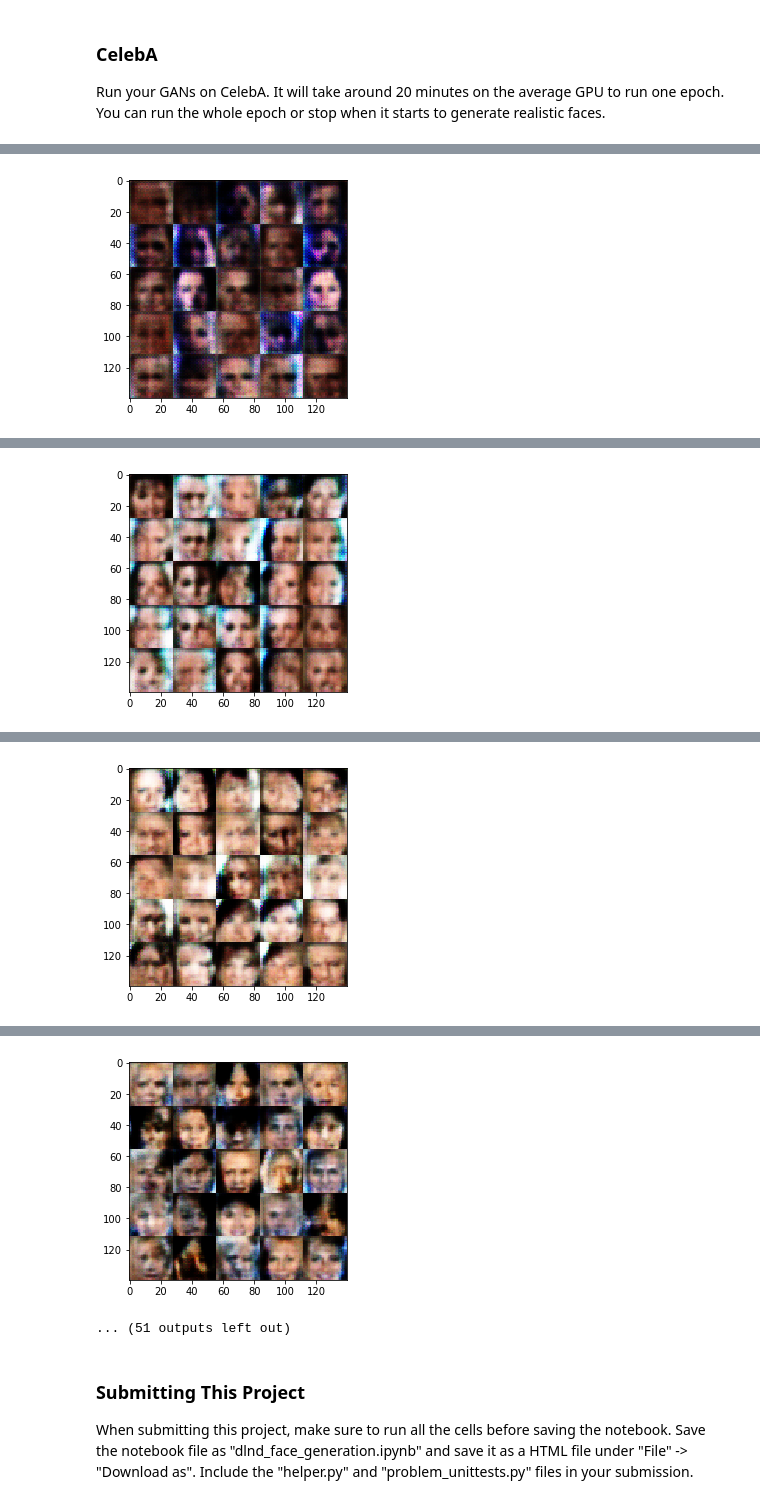
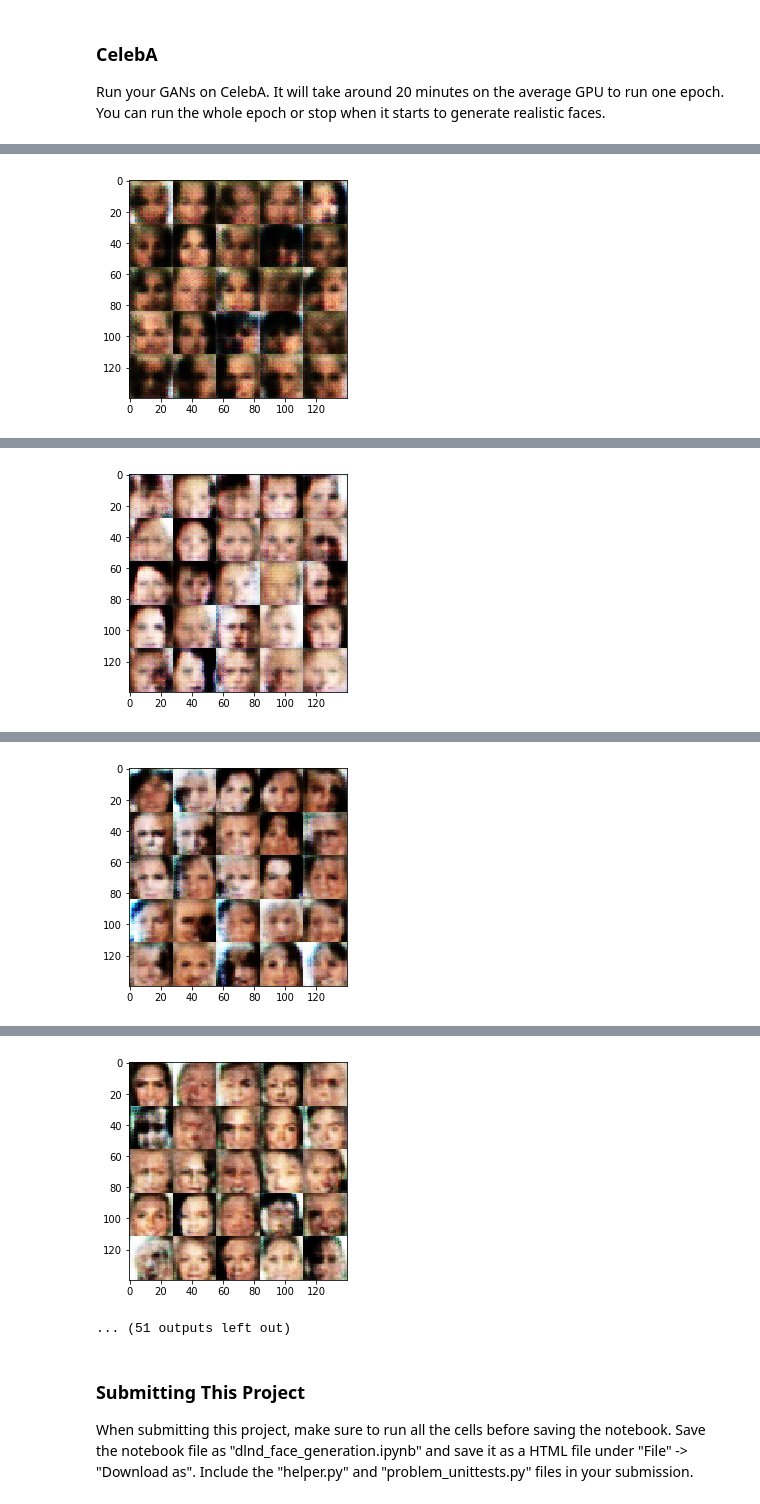
Before and after one commit to oliverabreu/Deep_Learning_Course, a Jupyter notebook: face_generation/dlnd_face_generation.ipynb, the cells around one changed output, grey strips where cells are left out. Cells and saved outputs as stored; diff of their text form; code cells hidden in the pictures.

```diff
--- a/face_generation/dlnd_face_generation.ipynb
+++ b/face_generation/dlnd_face_generation.ipynb
@@ -466,7 +466,7 @@ Epoch 1/2 --  Discriminator Loss: 1.5918 --  Generator Loss: 0.4947
 Run your GANs on CelebA.  It will take around 20 minutes on the average GPU to run one epoch.  You can run the whole epoch or stop when it starts to generate realistic faces.
 # %%
 batch_size = 64
-z_dim = 100
+z_dim = 128
 learning_rate = 0.0002
 beta1 = 0.4
 
@@ -516 +516 @@ Epoch 1/1 --  Discriminator Loss: 2.6372 --  Generator Loss: 3.6347
-[figure, old version]
+[figure, new version]
@@ -527 +527 @@ Epoch 1/1 --  Discriminator Loss: 1.7585 --  Generator Loss: 0.7155
-[figure, old version]
+[figure, new version]
@@ -538 +538 @@ Epoch 1/1 --  Discriminator Loss: 2.0514 --  Generator Loss: 0.3567
-[figure, old version]
+[figure, new version]
@@ -549,4 +549,4 @@ Epoch 1/1 --  Discriminator Loss: 1.4434 --  Generator Loss: 1.2654
-[figure, old version]
+[figure, new version]
 ... (51 outputs left out)
 # %% [markdown]
 ### Submitting This Project
```
Also changed, not shown: parts of 2 cells of this notebook, 1 other file.
